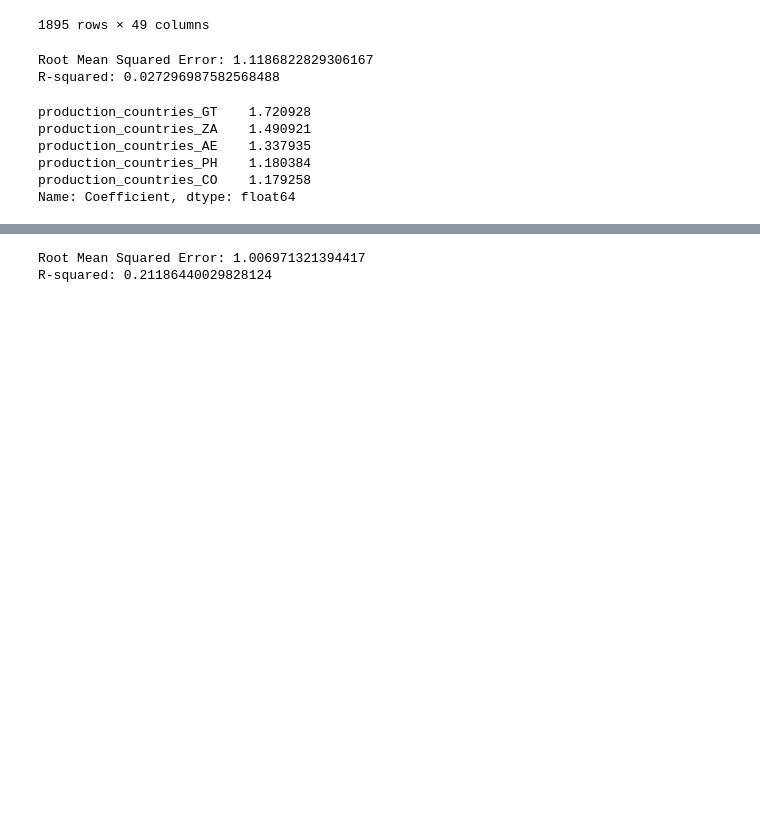
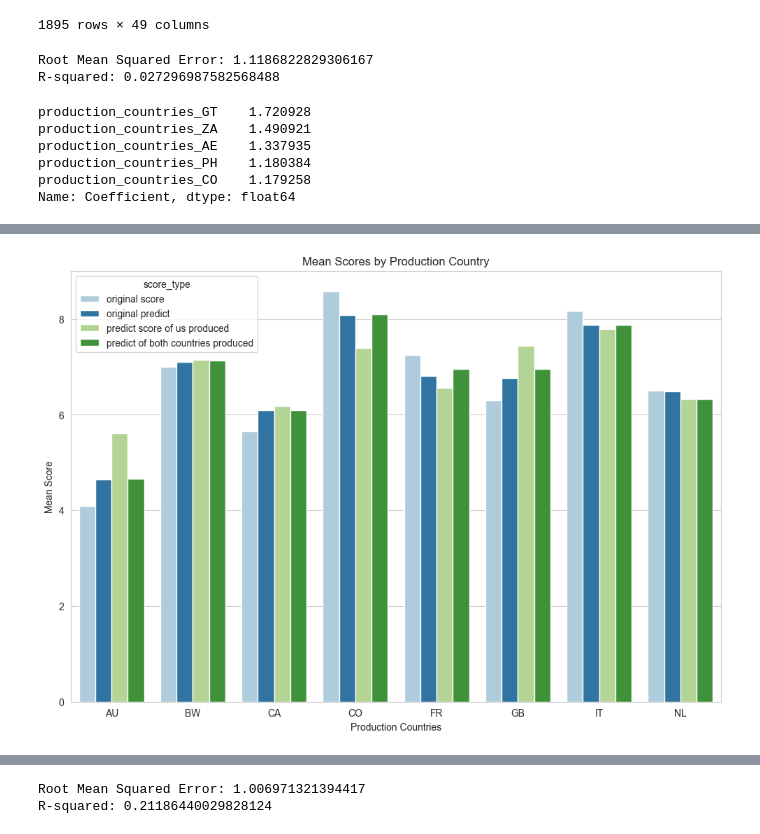
Before and after one commit to emchege/MIS546_Group_Project, a Jupyter notebook: production countries.ipynb, the cells around one changed output, grey strips where cells are left out. Cells and saved outputs as stored; diff of their text form; code cells hidden in the pictures; blank space fills up the shorter version.

```diff
--- a/production countries.ipynb
+++ b/production countries.ipynb
@@ -477,0 +528,25 @@ df20
+# %%
+import seaborn as sns
+import matplotlib.pyplot as plt
+
+plt.figure(figsize=(12,8))
+# Create a copy of the dataframe with only the relevant columns
+df_plot = df20[['original score', 'original predict', 'predict score of us produced', 'predict of both countries produced', 'original production_countries']].copy()
+
+# Calculate the mean score for each country and type of score
+df_plot_mean = df_plot.groupby(['original production_countries']).mean().reset_index()
+
+# Reshape the dataframe to a "tidy" format
+df_plot_mean = df_plot_mean.melt(id_vars='original production_countries', var_name='score_type', value_name='score')
+
+# Plot the bar chart using seaborn
+sns.set_style('whitegrid')
+sns.barplot(x='original production_countries', y='score', hue='score_type', data=df_plot_mean, palette='Paired')
+
+# Set the axis labels and title
+plt.xlabel('Production Countries')
+plt.ylabel('Mean Score')
+plt.title('Mean Scores by Production Country')
+plt.show()
+# %% [output]
+[figure, added]
```
Also changed, not shown: parts of 15 cells of this notebook.
